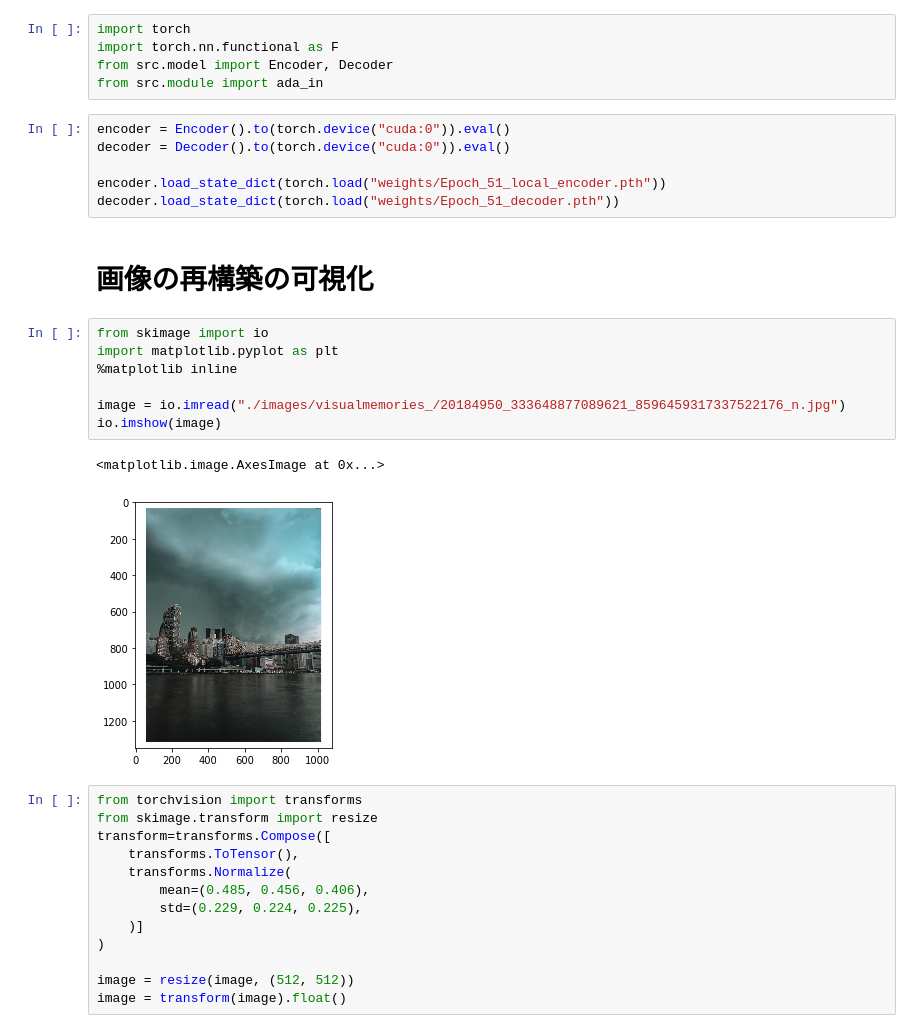
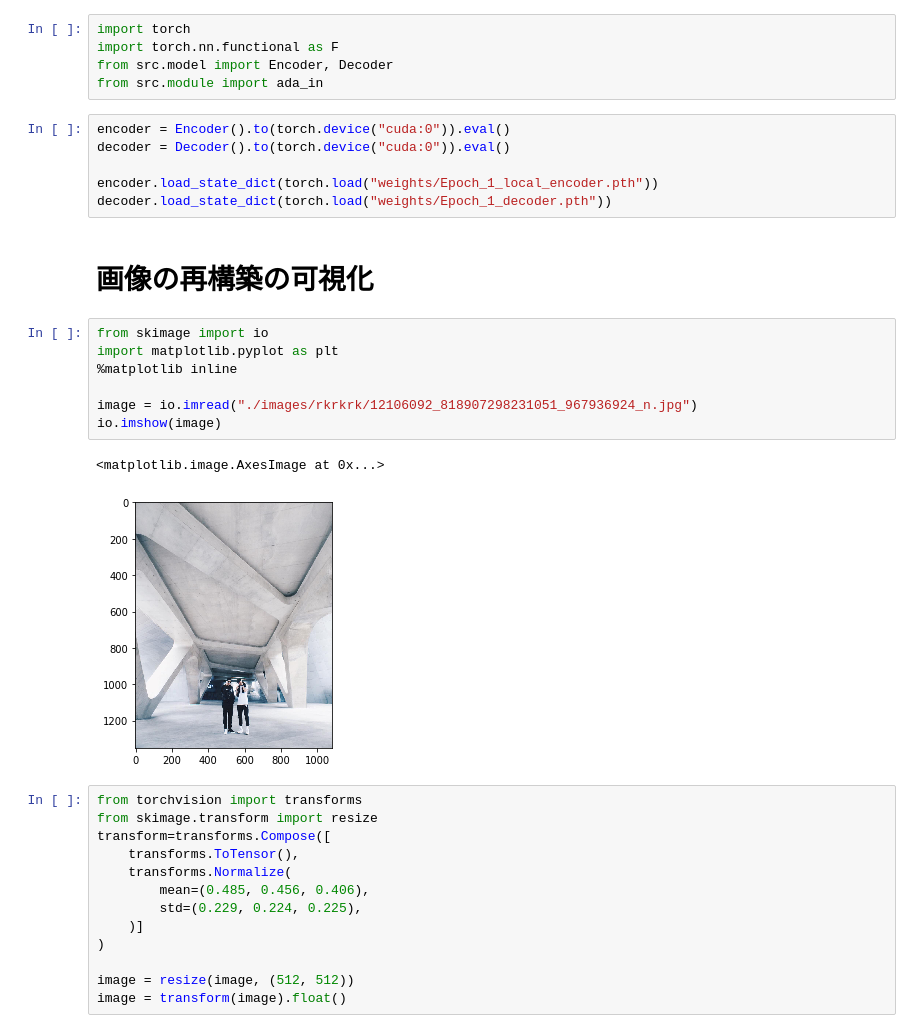
Before and after one commit to yamad07/learning-sensitive-representations, a Jupyter notebook: ablation.ipynb, the cells around one changed output. Cells and saved outputs as stored; diff of their text form.

```diff
--- a/ablation.ipynb
+++ b/ablation.ipynb
@@ -7,20 +7,20 @@ from src.module import ada_in
 encoder = Encoder().to(torch.device("cuda:0")).eval()
 decoder = Decoder().to(torch.device("cuda:0")).eval()
 
-encoder.load_state_dict(torch.load("weights/Epoch_51_local_encoder.pth"))
-decoder.load_state_dict(torch.load("weights/Epoch_51_decoder.pth"))
+encoder.load_state_dict(torch.load("weights/Epoch_1_local_encoder.pth"))
+decoder.load_state_dict(torch.load("weights/Epoch_1_decoder.pth"))
 # %% [markdown]
 # 画像の再構築の可視化
 # %%
 from skimage import io
 import matplotlib.pyplot as plt
 %matplotlib inline
 
-image = io.imread("./images/visualmemories_/20184950_333648877089621_8596459317337522176_n.jpg")
+image = io.imread("./images/rkrkrk/12106092_818907298231051_967936924_n.jpg")
 io.imshow(image)
 # %% [output]
 <matplotlib.image.AxesImage at 0x...>
-[figure, old version]
+[figure, new version]
 # %%
 from torchvision import transforms
 from skimage.transform import resize
```
Also changed, not shown: parts of 5 cells of this notebook, 4 other files.
